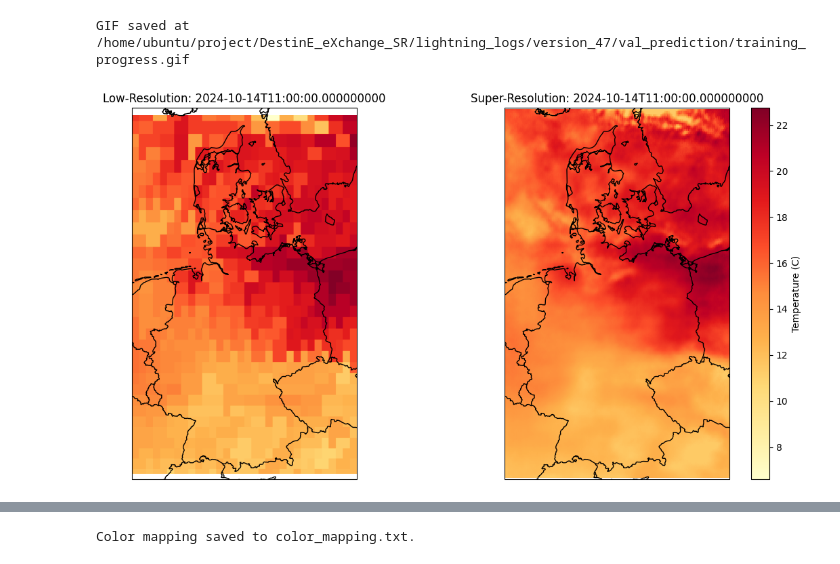
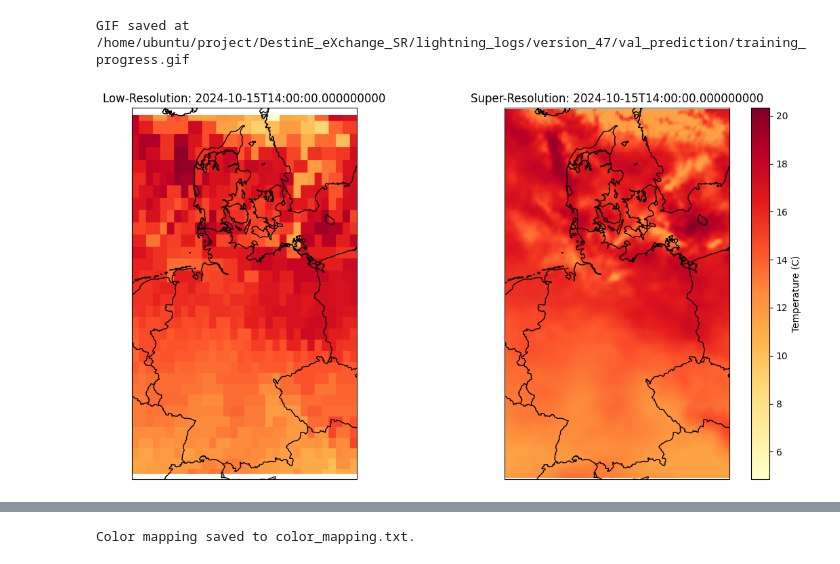
Before and after one commit to tetaud-sebastien/DestinE_eXchange_SR, a Jupyter notebook: SR_cacheB.ipynb, the cells around one changed output, grey strips where cells are left out. Saved outputs shown, nothing was run; the diff lists cells and outputs as text; code cells hidden in the pictures.

```diff
--- a/SR_cacheB.ipynb
+++ b/SR_cacheB.ipynb
@@ -372,7 +372,7 @@ test_loader = DataLoader(test_dataset, batch_size=batch_size, shuffle=False, num
 from lightning.pytorch.callbacks import ModelCheckpoint
 from model import SRResNet
 
-sr_model = SRResNet(large_kernel_size=9, small_kernel_size=3, n_channels=64, n_blocks=16, scaling_factor=8)
+sr_model = SRResNet(large_kernel_size=9, small_kernel_size=3, n_channels=128, n_blocks=16, scaling_factor=8)
 
 # Instantiate the LightningModule (SuperResolutionModel)
 model = SuperResolutionModel(sr_model, lr_mean=lr_mean, lr_std=lr_std,
@@ -471,23 +473,23 @@ GIF saved at /home/ubuntu/project/DestinE_eXchange_SR/lightning_logs/version_47/
 # %%
 from model import SRResNet
 from super_resolution_inference import SuperResolutionInference
 
 model_path = "/home/ubuntu/project/DestinE_eXchange_SR/lightning_logs/version_47/checkpoints/best-val-ssim-epoch=96-val_ssim=0.47.pt"
 model = SRResNet(large_kernel_size=9, small_kernel_size=3, n_channels=64, n_blocks=16, scaling_factor=8)
 
 # Initialize the inference class
 sr = SuperResolutionInference(model_path=model_path, model_class=model)
 
 # Load and preprocess a single LR image
-lr_image = lr.sel(time="2024-10-14T11:00:00")
+lr_image = lr.sel(time="2024-10-15T14:00:00")
 preprocessed_image = sr.preprocess(lr_image, lr_mean=lr_mean, lr_std=lr_std)
 
 # Perform inference
 sr_result = sr.inference(preprocessed_image)
 
 # Post-process the SR result
 sr_result = sr.postprocessing(sr_result, hr_mean, hr_std)
 # Visualize the LR and SR images
 fig = sr.visualize(lr_image=lr_image, sr_image=sr_result, lr_time=lr_image.time.values)
 # %% [output]
-[figure, old version]
+[figure, new version]
```
Also changed, not shown: parts of 4 cells of this notebook, 1 other file.
